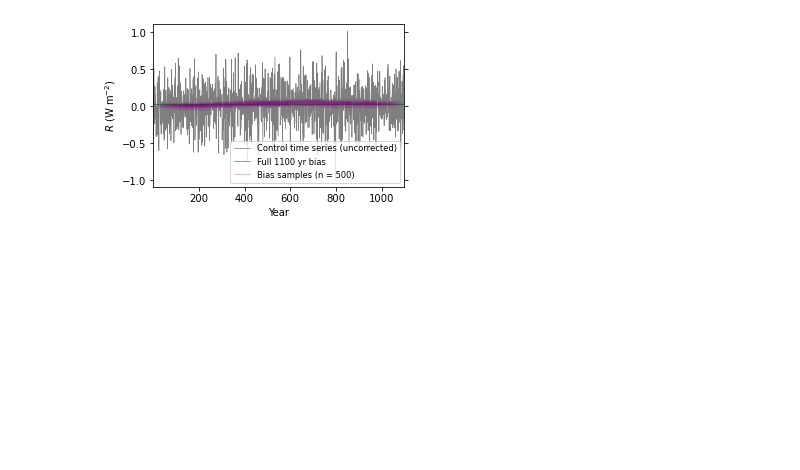
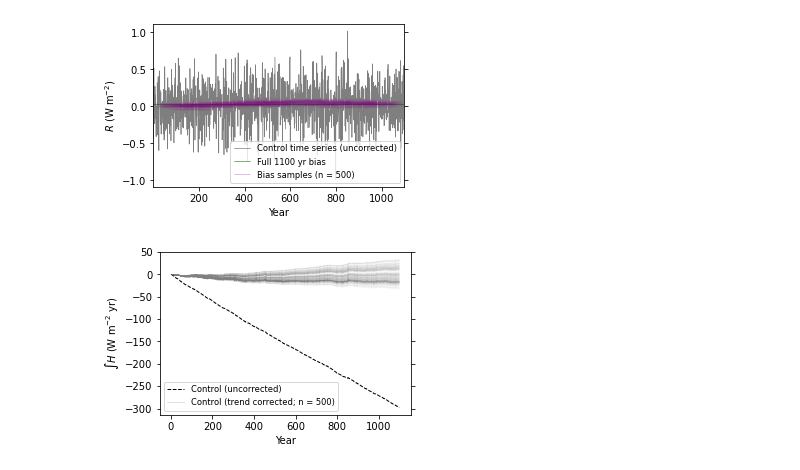
Before and after one commit to grandey/d22a-mcdc, a Jupyter notebook: mcdc_analysis_d22a.ipynb, the cells around one changed output. Saved outputs shown, nothing was run; the diff lists cells and outputs as text; code cells hidden in the pictures; blank space fills up the shorter version.

Commit message:
mcdc_analysis_d22a: Add plot_mc_drift_corr_timeseries().

```diff
--- a/mcdc_analysis_d22a.ipynb
+++ b/mcdc_analysis_d22a.ipynb
@@ -833,3 +833,92 @@ _ = plot_pi_timeseries_with_trends_means(source_member,
 # %% [output]
 [figure]
 [figure]
+# %%
+def plot_mc_drift_corr_timeseries(source_member, experiments=['historical', 'ssp126', 'ssp245'],
+                                  variable='\int R',
+                                  trend_correct=True,  # if False, use integrated-bias correction instead
+                                  sample_length=150, sample_n=500,
+                                  plot_uncorrected=True,  # also plot uncorrected time series?
+                                  ref_1995_2014=False,  # if not rel to 1995-2014, start at zero
+                                  title=None, legend=True,
+                                  ax=None):
+    """Plot drift corrected time series for experiments, using either trend or integrated-bias method."""
+    # Create figure if ax=None
+    if not ax:
+        fig, ax = plt.subplots(1, 1, figsize=(4.5, 3))
+    # Loop over experiments (in reverse)
+    for exp in experiments[::-1]:
+        # Plot original uncorrected time series?
+        if plot_uncorrected:
+            uncorr_da = da_dict[(source_member, exp, variable)].copy()
+            if ref_1995_2014:  # show relative to 1995-2014 mean?
+                uncorr_da -= uncorr_da.sel(time=slice(1995,2014)).mean()
+            else:  # otherwise, start at zero
+                uncorr_da -= uncorr_da[0]
+            if 'ssp' in exp:  # for SSPs, show from 2015
+                uncorr_da = uncorr_da.sel(time=slice(2015,2100))
+            ax.plot(uncorr_da.time, uncorr_da,
+                    label=f'{exp_dict[exp]} (uncorrected)',
+                    color='k', linestyle='--', linewidth=1)
+        # Get data for drift corrected time series
+        if trend_correct:  # standard trend method
+            corr_da_list = mc_drift_correction(source_member, experiment=exp, variable=variable,
+                                               trend_correct=True,
+                                               sample_length=sample_length, sample_n=sample_n)
+        else:  # integrated-bias method: correct bias of un-integrated variable then integrate cumulatively
+            temp_da_list = mc_drift_correction(source_member, experiment=exp, variable=variable[-1],
+                                               trend_correct=False,
+                                               sample_length=sample_length, sample_n=sample_n)
+            corr_da_list = [da.cumsum() for da in temp_da_list]
+        # Plot MC drift corrected time series
+        for i, corr_da in enumerate(corr_da_list):  # loop over samples
+            if i == 0 and trend_correct:  # label only once
+                label = f'{exp_dict[exp]} (trend corrected; n = {sample_n})'
+            elif i == 0:
+                label = f'{exp_dict[exp]} (int.-bias corrected; n = {sample_n})'
+            else:
+                label = None
+            if ref_1995_2014:  # show relative to 1995-2014 mean?
+                corr_da -= corr_da.sel(time=slice(1995,2014)).mean()
+            else:  # otherwise, start at zero
+                corr_da -= corr_da[0]
+            if 'ssp' in exp:  # for SSPs, show from 2015
+                corr_da = corr_da.sel(time=slice(2015,2100))
+            ax.plot(corr_da.time, corr_da, label=label, color=exp_c_dict[exp], alpha=0.1, linewidth=0.15)
+    # Labels, legend etc
+    ax.set_xlabel('Year')
+    y_units = da_dict[(source_member, experiments[0], variable)].copy().attrs["units"]
+    if ref_1995_2014:
+        ax.set_ylabel(f'${variable}$ ({y_units}; rel. to 1995–2014)')
+    else:
+        ax.set_ylabel(f'${variable}$ ({y_units})')
+    ax.tick_params(right=True)
+    if title:
+        ax.set_title(title)
+    if legend:
+        leg = ax.legend(fontsize='small')
+        for lh in leg.legendHandles:
+            try:  # set min alpha in legend
+                if lh.get_alpha() < 0.5:
+                    lh.set_alpha(0.5)
+            except TypeError:
+                pass
+            try: # set min linewidth in legend
+                if lh.get_linewidth() < 0.5:
+                    lh.set_linewidth(0.5)
+            except TypeError:
+                pass
+    return ax
+
+# Examples
+source_member = source_member_list[-1]
+for trend_correct in [True,]:
+    _ = plot_mc_drift_corr_timeseries(source_member, experiments=['piControl',],
+                                      variable='\int H',
+                                      trend_correct=trend_correct)
+    _ = plot_mc_drift_corr_timeseries(source_member, experiments=['historical', 'ssp245', 'ssp370'],
+                                      variable='\int H',
+                                      trend_correct=trend_correct,
+                                      ref_1995_2014=True)
+# %% [output]
+[figure, added]
```
Also changed, not shown: parts of 11 cells of this notebook.
